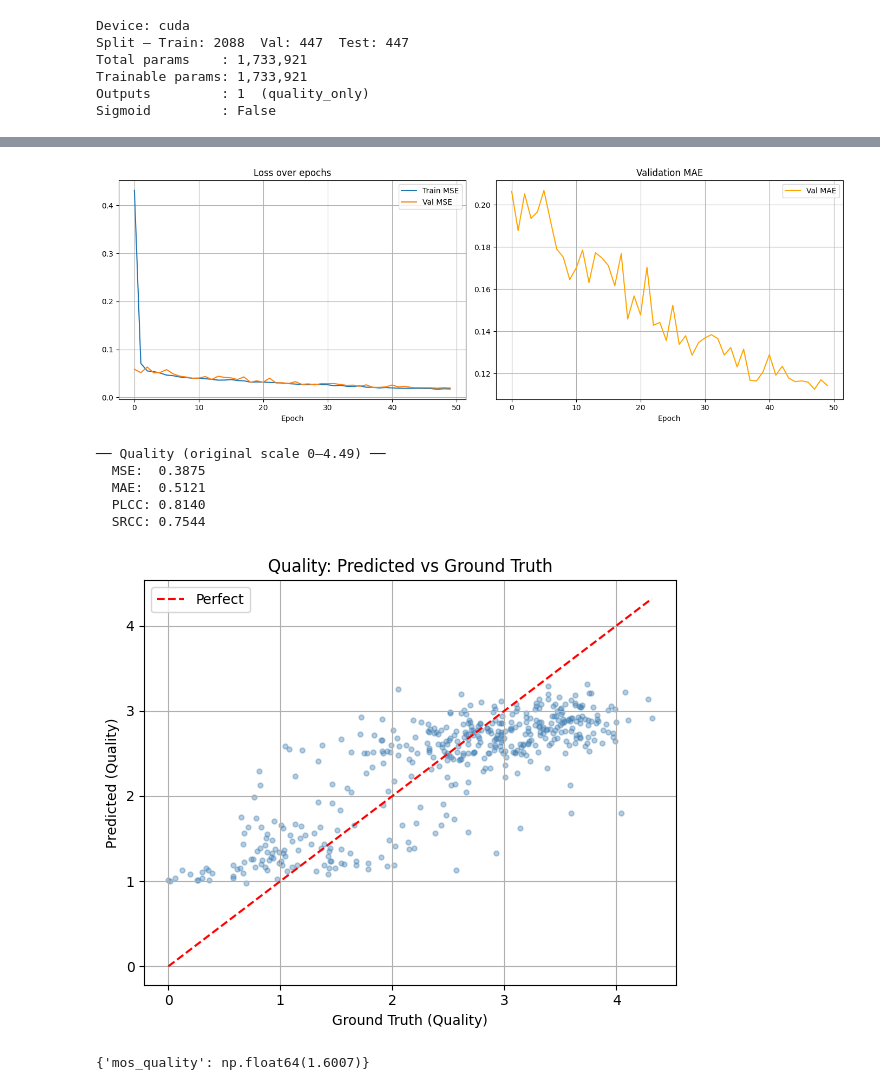
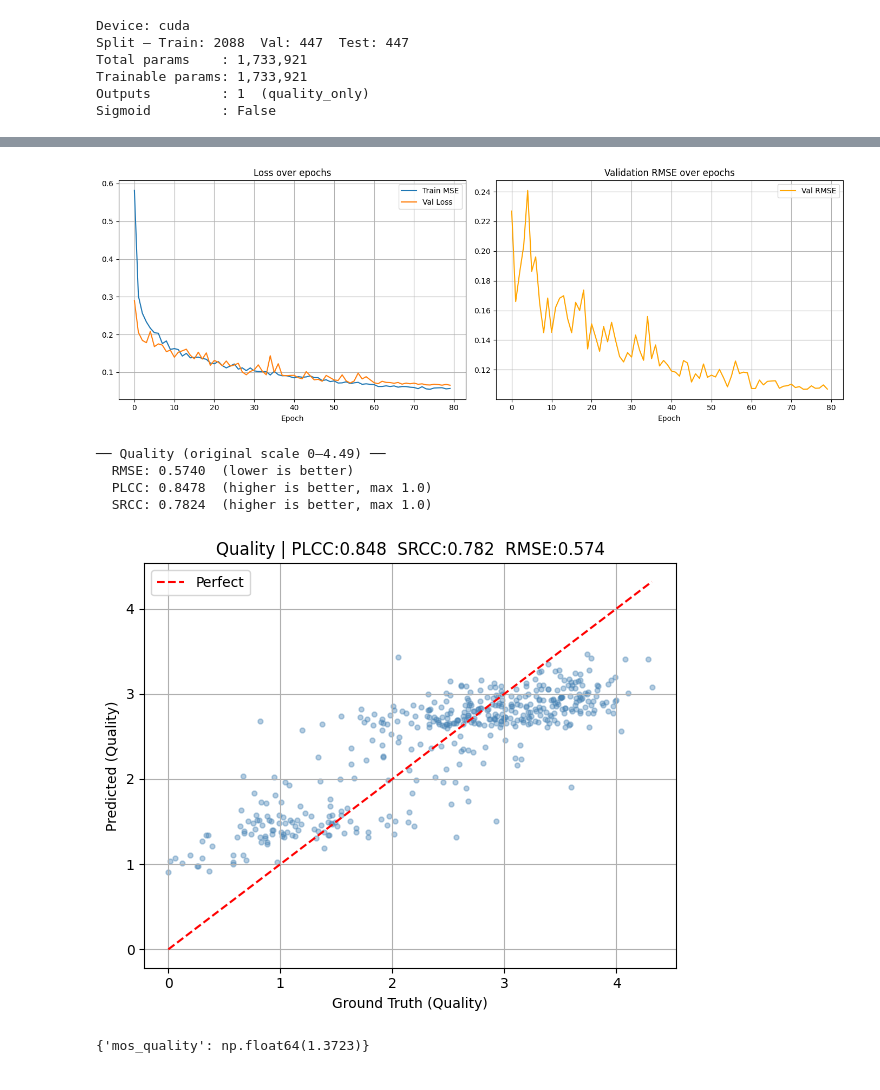
Before and after one commit to RajAakash/ImageProcessing, a Jupyter notebook: pr.ipynb, the cells around one changed output, grey strips where cells are left out. Saved outputs shown, nothing was run; the diff lists cells and outputs as text; code cells hidden in the pictures.

```diff
--- a/pr.ipynb
+++ b/pr.ipynb
@@ -373,17 +379,26 @@ def count_parameters(model):
 CHECKPOINT = "checkpoints/best_model.pth"
 IMAGE_SIZE = 224
 BATCH_SIZE = 32
-EPOCHS     = 50
-LR         = 1e-3
-DEVICE     = "cuda" if torch.cuda.is_available() else "cpu"
+EPOCHS = 80
+LR = 5e-4
+DEVICE = "cuda" if torch.cuda.is_available() else "cpu"
 
 print(f"Device: {DEVICE}")
 os.makedirs("checkpoints", exist_ok=True)
 
 train_loader, val_loader, test_loader, test_df = get_dataloaders(IMAGE_SIZE, BATCH_SIZE)
 
-model     = IQACNNFromScratch(dropout=0.4).to(DEVICE)
-criterion = nn.MSELoss()
+model = IQACNNFromScratch(dropout=0.4).to(DEVICE)
+
+def combined_loss(preds, targets):
+    mse_loss  = nn.MSELoss()(preds, targets)
+    # Pearson correlation loss pushes model to preserve ranking/range
+    vx = preds  - preds.mean()
+    vy = targets - targets.mean()
+    plcc_loss = 1 - (vx * vy).sum() / (torch.sqrt((vx**2).sum()) * torch.sqrt((vy**2).sum()) + 1e-8)
+    return mse_loss + 0.3 * plcc_loss
+
+criterion = combined_loss
 optimizer = optim.Adam(model.parameters(), lr=LR, weight_decay=1e-4)
 scheduler = CosineAnnealingLR(optimizer, T_max=EPOCHS, eta_min=1e-5)
 
@@ -399,7 +414,7 @@ Sigmoid         : False
 
 from PIL import Image as PILImage
 
-history = {"train_loss": [], "val_loss": [], "val_mae": []}
+history = {"train_loss": [], "val_loss": [], "val_rmse": []}
 best_val_loss = float("inf")
 
 for epoch in range(1, EPOCHS + 1):
@@ -409,32 +424,32 @@ for epoch in range(1, EPOCHS + 1):
         images, scores = images.to(DEVICE), scores.to(DEVICE)
         optimizer.zero_grad()
         preds = model(images)
-        loss  = criterion(preds, scores)
+        loss = criterion(preds, scores)
         loss.backward()
         nn.utils.clip_grad_norm_(model.parameters(), max_norm=1.0)
         optimizer.step()
         train_losses.append(loss.item())
 
     model.eval()
-    val_losses, val_maes = [], []
+    val_losses, val_rmses = [], []
     with torch.no_grad():
         for images, scores in tqdm(val_loader, desc=f"Epoch {epoch}/{EPOCHS} [val]  "):
             images, scores = images.to(DEVICE), scores.to(DEVICE)
             preds = model(images)
             val_losses.append(criterion(preds, scores).item())
-            val_maes.append(torch.abs(preds - scores).mean().item())
+            val_rmses.append(torch.abs(preds - scores).mean().item())
 
     train_loss = np.mean(train_losses)
-    val_loss   = np.mean(val_losses)
-    val_mae    = np.mean(val_maes)
+    val_loss = np.mean(val_losses)
+    val_rmse = np.mean(val_rmses)
 
     history["train_loss"].append(train_loss)
     history["val_loss"].append(val_loss)
-    history["val_mae"].append(val_mae)
+    history["val_rmse"].append(val_rmse)
     scheduler.step()
 
     print(f"Epoch {epoch:3d} | Train MSE: {train_loss:.4f} | "
-          f"Val MSE: {val_loss:.4f} | Val MAE: {val_mae:.4f} | "
+          f"Val Loss: {val_loss:.4f} | Val RMSE: {val_rmse:.4f} | "
           f"LR: {scheduler.get_last_lr()[0]:.2e}")
 
     if val_loss < best_val_loss:
@@ -472,19 +487,19 @@ Epoch  12 | Train MSE: 0.0387 | Val MSE: 0.0432 | Val MAE: 0.1786 | LR: 8.66e-04
 # %%
 fig, (ax1, ax2) = plt.subplots(1, 2, figsize=(14, 5))
 ax1.plot(history["train_loss"], label="Train MSE")
-ax1.plot(history["val_loss"],   label="Val MSE")
+ax1.plot(history["val_loss"],   label="Val Loss")
 ax1.set_title("Loss over epochs"); ax1.set_xlabel("Epoch")
 ax1.legend(); ax1.grid(True)
 
-ax2.plot(history["val_mae"], color="orange", label="Val MAE")
-ax2.set_title("Validation MAE"); ax2.set_xlabel("Epoch")
+ax2.plot(history["val_rmse"], color="orange", label="Val RMSE")
+ax2.set_title("Validation RMSE over epochs"); ax2.set_xlabel("Epoch")
 ax2.legend(); ax2.grid(True)
 
 plt.tight_layout()
 plt.savefig("training_curves.png")
 plt.show()
 # %% [output]
-[figure, old version]
+[figure, new version]
 # %%
 model.eval()
 all_preds, all_gt = [], []
@@ -495,49 +510,52 @@ with torch.no_grad():
         all_gt.append(scores.numpy())
 
 preds_arr = np.concatenate(all_preds, axis=0)
-gt_arr    = np.concatenate(all_gt,    axis=0)
+gt_arr = np.concatenate(all_gt,    axis=0)
 
 # ← TARGET_COLS and NORM_FACTORS from EDA
 score_labels = [c.replace("mos_", "").capitalize() for c in TARGET_COLS]
 
 for i, label in enumerate(score_labels):
     # Denormalise back to original scale for interpretable MAE/MSE
-    gt_orig   = gt_arr[:, i]    * NORM_FACTORS[i]
+    gt_orig = gt_arr[:, i]    * NORM_FACTORS[i]
     pred_orig = preds_arr[:, i] * NORM_FACTORS[i]
 
-    mse     = mean_squared_error(gt_orig, pred_orig)
-    mae     = mean_absolute_error(gt_orig, pred_orig)
+    rmse = np.sqrt(mean_squared_error(gt_orig, pred_orig))
     plcc, _ = pearsonr(gt_orig, pred_orig)
     srcc, _ = spearmanr(gt_orig, pred_orig)
 
     print(f"\n── {label} (original scale 0–{NORM_FACTORS[i]:.2f}) ──")
-    print(f"  MSE:  {mse:.4f}")
-    print(f"  MAE:  {mae:.4f}")
-    print(f"  PLCC: {plcc:.4f}")
-    print(f"  SRCC: {srcc:.4f}")
+    print(f"  RMSE: {rmse:.4f}  (lower is better)")
+    print(f"  PLCC: {plcc:.4f}  (higher is better, max 1.0)")
+    print(f"  SRCC: {srcc:.4f}  (higher is better, max 1.0)")
 
 # Scatter plot
 fig, axes = plt.subplots(1, NUM_OUTPUTS, figsize=(6 * NUM_OUTPUTS, 5))
 if NUM_OUTPUTS == 1:
     axes = [axes]
 for i, (ax, label) in enumerate(zip(axes, score_labels)):
-    gt_orig   = gt_arr[:, i]    * NORM_FACTORS[i]
+    gt_orig = gt_arr[:, i]    * NORM_FACTORS[i]
     pred_orig = preds_arr[:, i] * NORM_FACTORS[i]
+    plcc, _ = pearsonr(gt_orig, pred_orig)
+    srcc, _ = spearmanr(gt_orig, pred_orig)
+    rmse = np.sqrt(mean_squared_error(gt_orig, pred_orig))
     ax.scatter(gt_orig, pred_orig, alpha=0.4, s=12, color="steelblue")
     mn, mx = gt_orig.min(), gt_orig.max()
     ax.plot([mn, mx], [mn, mx], "r--", linewidth=1.5, label="Perfect")
     ax.set_xlabel(f"Ground Truth ({label})")
     ax.set_ylabel(f"Predicted ({label})")
-    ax.set_title(f"{label}: Predicted vs Ground Truth")
+    ax.set_title(f"{label} | PLCC:{plcc:.3f}  SRCC:{srcc:.3f}  RMSE:{rmse:.3f}")
     ax.legend(); ax.grid(True)
-plt.tight_layout(); plt.savefig("evaluation_scatter.png"); plt.show()
+
+plt.tight_layout()
+plt.savefig("evaluation_scatter.png")
+plt.show()
 # %% [output]
 ── Quality (original scale 0–4.49) ──
-  MSE:  0.3875
-  MAE:  0.5121
-  PLCC: 0.8140
-  SRCC: 0.7544
+  RMSE: 0.5740  (lower is better)
+  PLCC: 0.8478  (higher is better, max 1.0)
+  SRCC: 0.7824  (higher is better, max 1.0)
-[figure, old version]
+[figure, new version]
 # %%
 def predict_image(img_path):
     transform = transforms.Compose([
@@ -562,4 +580,4 @@ def predict_image(img_path):
 result = predict_image("data/images/AttnGAN_normal_000.jpg")
 print(result)
 # %% [output]
-{'mos_quality': np.float64(1.6007)}
+{'mos_quality': np.float64(1.3723)}
```
Also changed, not shown: parts of 5 cells of this notebook.
